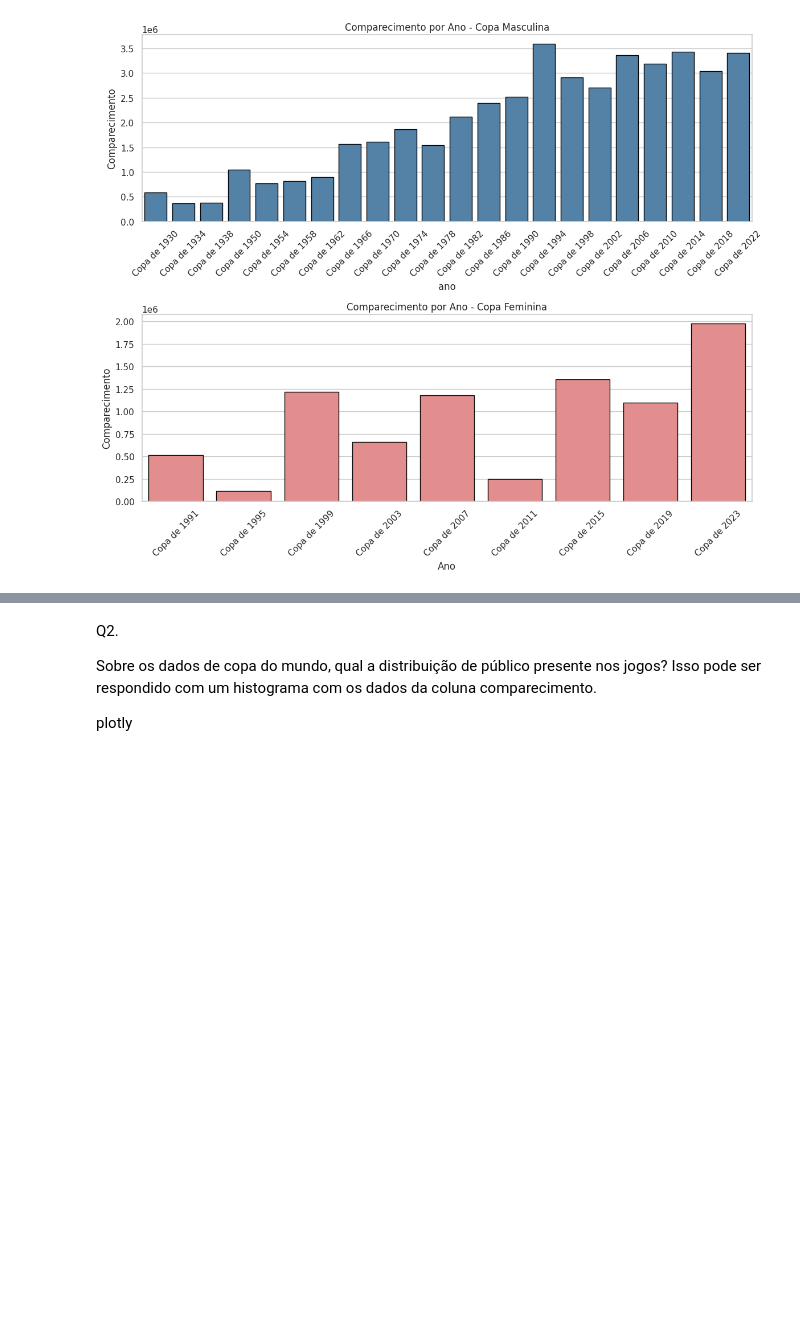
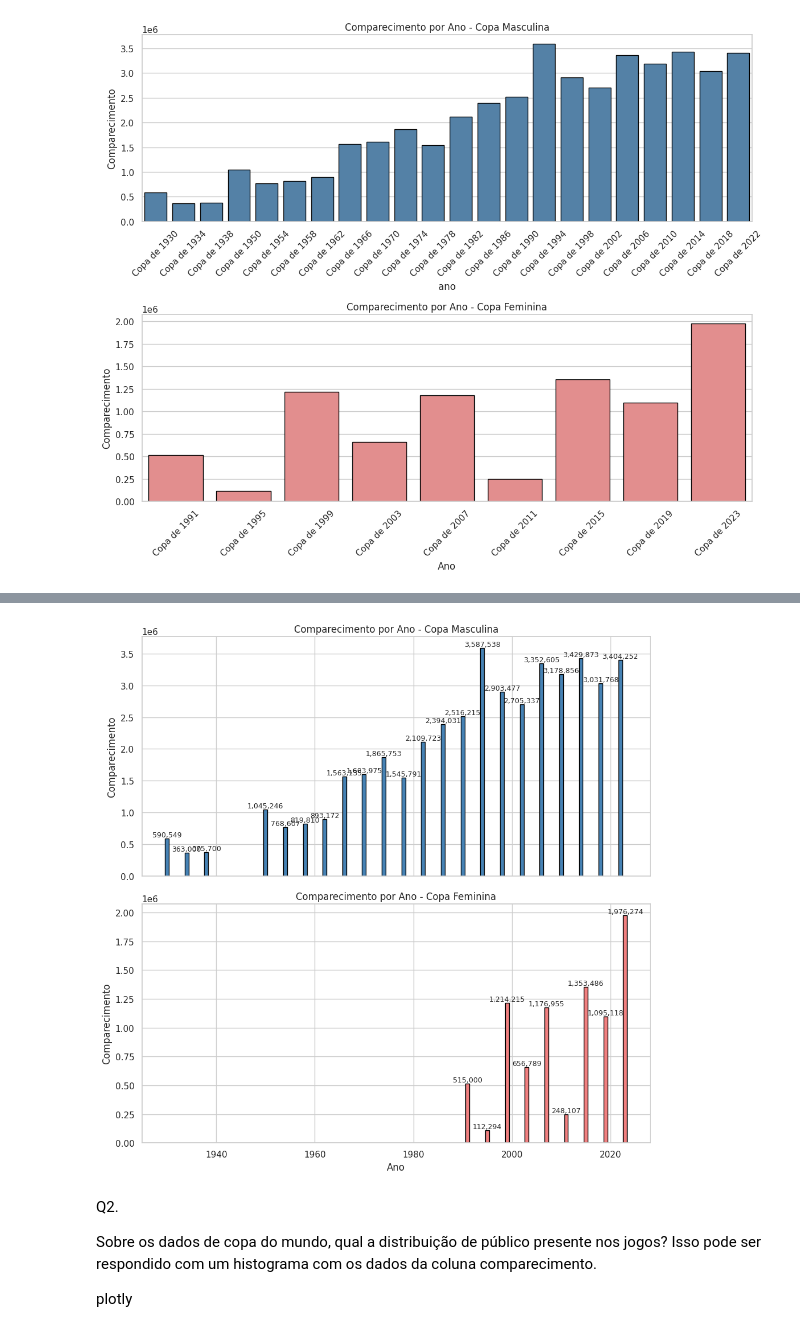
Before and after one commit to WesleyVictors/python2, a Jupyter notebook: dataViz.ipynb, the cells around one changed output, grey strips where cells are left out. Drawn from its saved outputs; the diff is of its cells as text; code cells hidden in the pictures; blank space fills up the shorter version.

```diff
--- a/dataViz.ipynb
+++ b/dataViz.ipynb
@@ -54,3 +60,48 @@ plt.show()
+# %%
+import matplotlib.pyplot as plt
+import pandas as pd
+import numpy as np
+df = pd.read_csv('/wc_formatado.csv')
+df = df[df['comparecimento'] > 0].dropna(subset=['comparecimento'])
+
+
+masculina = df[df['copa'].str.lower() == 'masculina']
+feminina = df[df['copa'].str.lower() == 'feminina']
+
+
+cmp_masculina = masculina.groupby('ano')['comparecimento'].sum()
+cmp_feminina = feminina.groupby('ano')['comparecimento'].sum()
+
+
+fig, axes = plt.subplots(2, 1, figsize=(10, 10), sharex=True)
+
+bars1 = axes[0].bar(cmp_masculina.index, cmp_masculina.values,
+                    color='steelblue', edgecolor='black')
+axes[0].set_title('Comparecimento por Ano - Copa Masculina')
+axes[0].set_ylabel('Comparecimento')
+axes[0].grid(True, axis='y')
+
+for bar in bars1:
+    altura = bar.get_height()
+    axes[0].text(bar.get_x() + bar.get_width() / 2, altura,
+                 f'{int(altura):,}', ha='center', va='bottom', fontsize=9)
+
+bars2 = axes[1].bar(cmp_feminina.index, cmp_feminina.values,
+                    color='lightcoral', edgecolor='black')
+axes[1].set_title('Comparecimento por Ano - Copa Feminina')
+axes[1].set_xlabel('Ano')
+axes[1].set_ylabel('Comparecimento')
+axes[1].grid(True, axis='y')
+
+for bar in bars2:
+    altura = bar.get_height()
+    axes[1].text(bar.get_x() + bar.get_width() / 2, altura, f'{altura:,.0f}', ha='center', va='bottom', fontsize=9)
+
+
+plt.tight_layout()
+plt.show()
+# %% [output]
+[figure, added]
 # %% [markdown]
 Q2.
 
```
Also changed, not shown: parts of 8 cells of this notebook.
